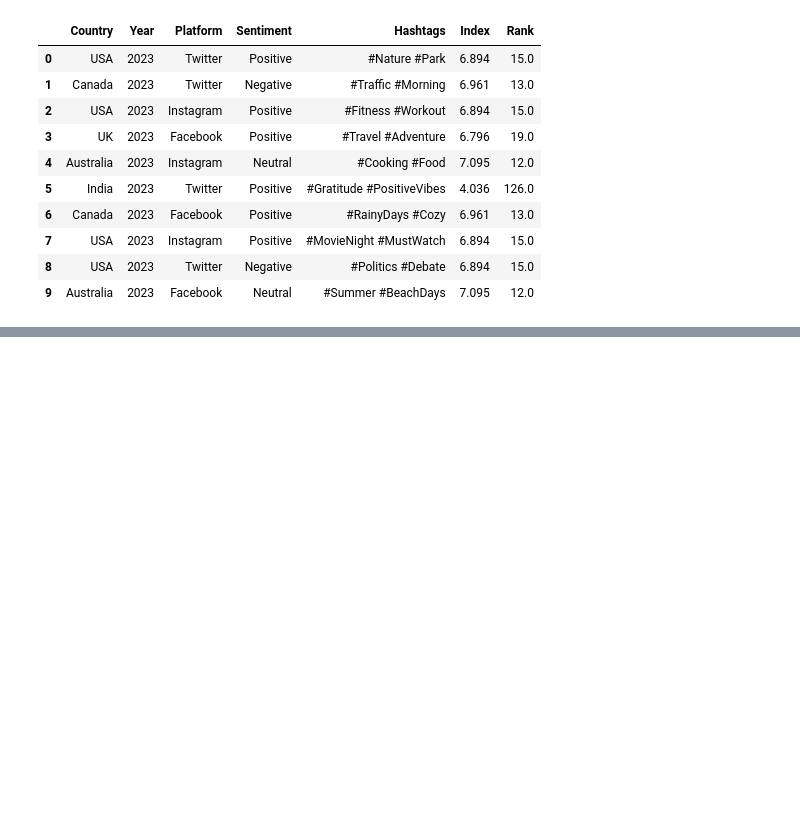
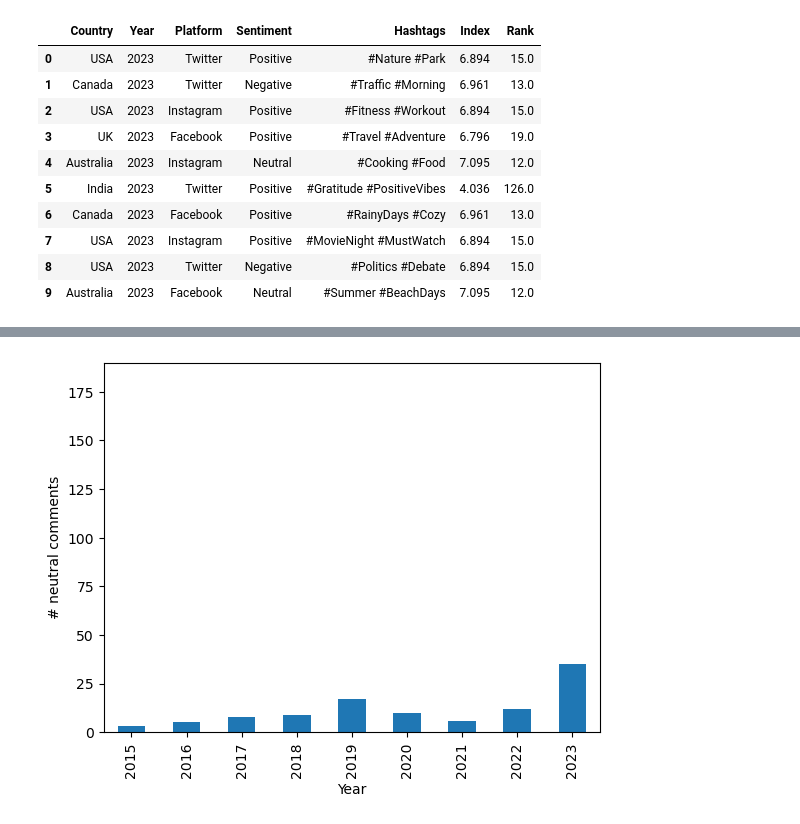
Before and after one commit to tshreenidhi/Project-3, a Jupyter notebook: Project_3.ipynb, the cells around one changed output, grey strips where cells are left out. Saved outputs shown, nothing was run; the diff lists cells and outputs as text; code cells hidden in the pictures; blank space fills up the shorter version.

```diff
--- a/Project_3.ipynb
+++ b/Project_3.ipynb
@@ -259,0 +300,7 @@ print(negative_df)
+# %%
+neutral_df = []
+for index, row in study_df.iterrows():
+    if row['Sentiment'] in neutral_emo:
+        neutral_df.append(row)
+
+neutral_df = pd.DataFrame(neutral_df)
@@ -259,0 +319,6 @@ print(negative_df)
+# %%
+neutral_df.groupby('Year')['Sentiment'].count().plot(kind='bar', ylabel='# neutral comments')
+plt.ylim(0, 190)
+plt.show()
+# %% [output]
+[figure, added]
```
Also changed, not shown: parts of 10 cells of this notebook.
